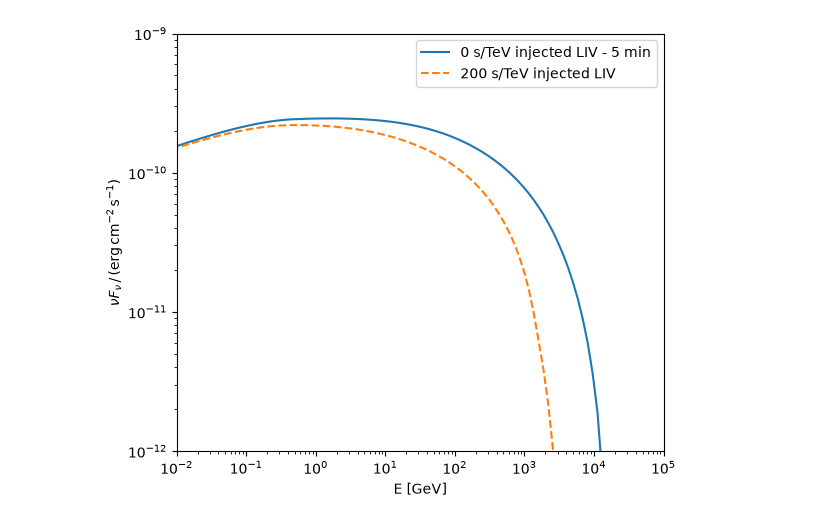
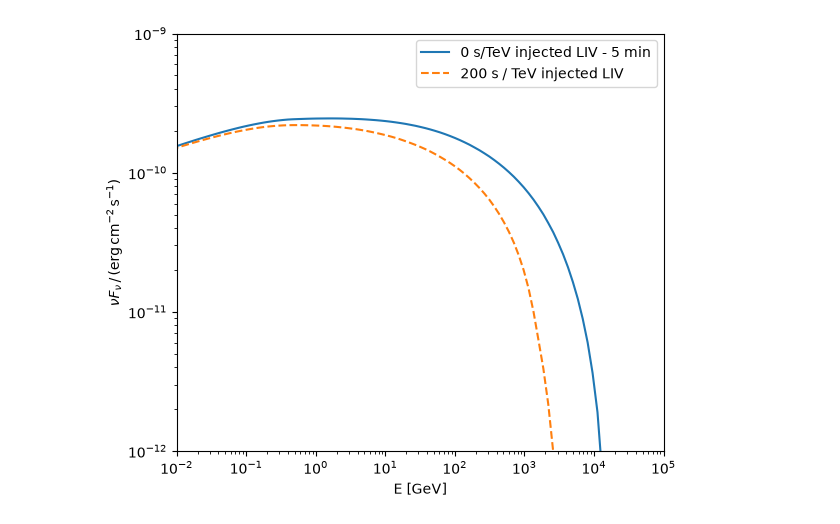
Before and after one commit to cosimoNigro/agnpy, a Jupyter notebook: docs/tutorials/time_evolution_liv.ipynb, the cells around one changed output. Cells and saved outputs as stored; diff of their text form; code cells hidden in the pictures.

```diff
--- a/docs/tutorials/time_evolution_liv.ipynb
+++ b/docs/tutorials/time_evolution_liv.ipynb
@@ -49,14 +49,16 @@ synch_liv = SynchrotronSelfCompton(blob_liv)
 nu_syn = np.logspace(21, 28, 100) * u.Hz
 E_syn = nu_syn*h.to("GeV/Hz")
 
-withliv = LIVdelay(lambda_liv=200*u.s/u.TeV, n_liv=1, nu_syn=nu_syn)
-
+lambda_liv = 200*u.s/u.TeV
+n_liv = 1
 steps = 16
 time_step = 10*u.min
 
 min_time = 0
 max_time = steps*time_step
 time_obs_array = np.linspace(min_time, max_time, steps+1)
+
+withliv = LIVdelay(lambda_liv=lambda_liv, n_liv=n_liv, nu_syn=nu_syn)
 # %%
 # calculate the array of time evoluted SEDs
 time_evoluted_seds = []
@@ -89,34 +91,32 @@ time_evolution_result = time_evolution.evaluate()
 time_evoluted_sed_liv = np.zeros(len(nu_syn))
 for nu_index, nu in enumerate(nu_syn):
     time_obs_liv = time_obs + withliv.calculate_time_delay(nu*h.to("TeV s"))
     time_evoluted_sed_liv[nu_index] = interpolate_seds(time_obs_liv, nu_index).value
 
-
-# Positive LIV
 plot_sed(
     E_syn,
     synch.sed_flux(nu_syn),
     label="0 s/TeV injected LIV - {:.0f}".format(time_obs)
 )
 plt.plot(
     E_syn,
     time_evoluted_sed_liv,
     '--',
-    label=r"200 s/TeV injected LIV"
+    label="{:.0f} injected LIV".format(lambda_liv)
 )
 
 
 plt.xscale('log')
 plt.xlim([1e-2, 1e5]) # GeV
 plt.xlabel('E [GeV]')
 
 plt.yscale('log')
 plt.ylabel(r"$\nu F_{\nu}\,/\,(\mathrm{erg}\,\mathrm{cm}^{-2}\,\mathrm{s}^{-1})$")
 plt.ylim([1e-12, 1e-9])
 
 plt.legend()
 
 plt.tight_layout()
 plt.show()
 # %% [output]
-[figure, old version]
+[figure, new version]
```
Also changed, not shown: 1 other file.
